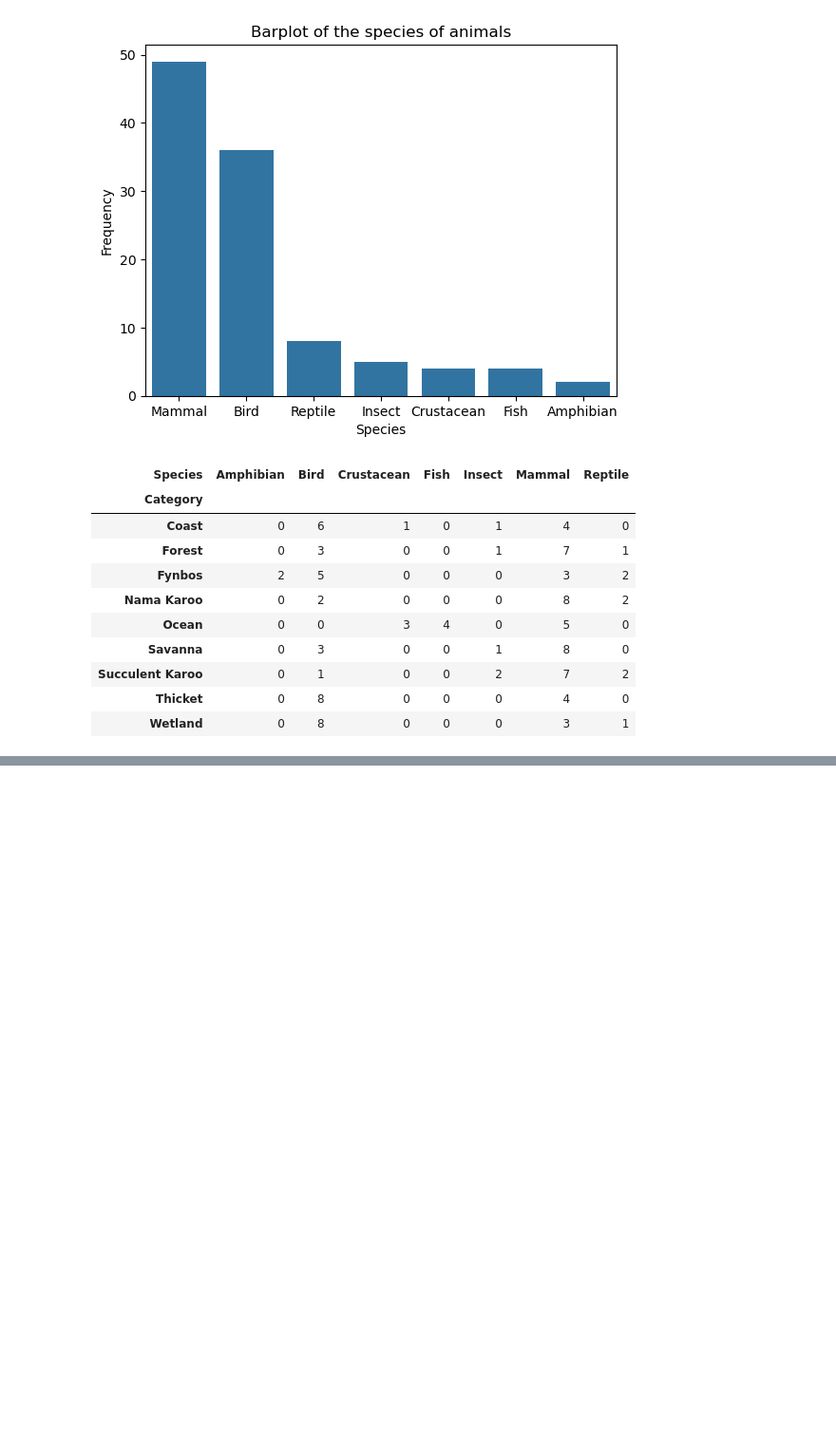
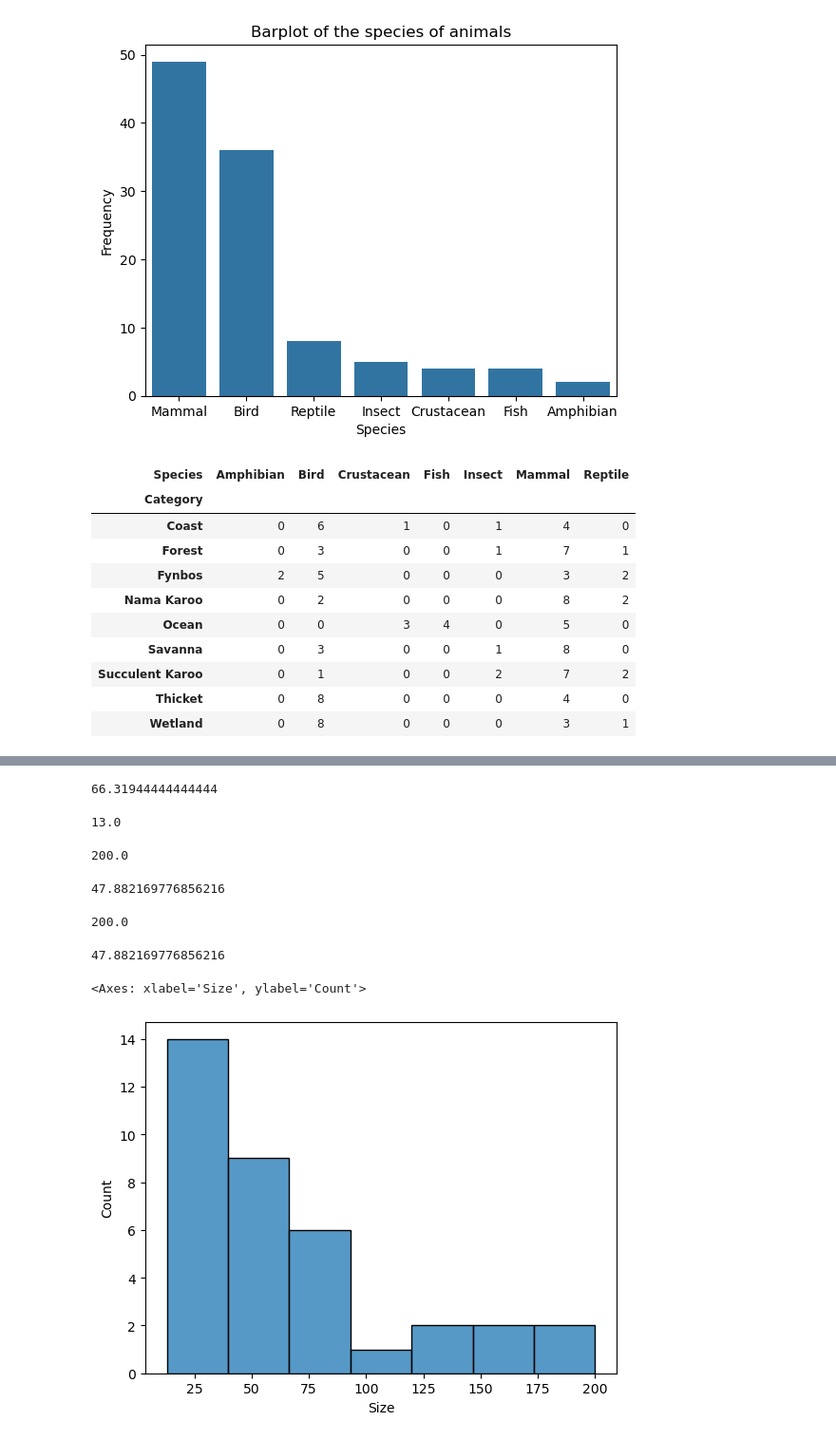
Before and after one commit to topollonaketsana/Coding-Summer-School-CSS, a Jupyter notebook: week 2/probability and statistics/EDA.ipynb, the cells around one changed output, grey strips where cells are left out. Shown: that part at 95% size. Saved outputs shown, nothing was run; the diff lists cells and outputs as text; code cells hidden in the pictures; blank space fills up the shorter version.

```diff
--- a/week 2/probability and statistics/EDA.ipynb
+++ b/week 2/probability and statistics/EDA.ipynb
@@ -129,0 +234,37 @@ twoway
+# %%
+## obtain summary of each
+## average size of the birds
+birds['Size'].mean()
+# %% [output]
+66.31944444444444
+# %%
+## minimum size of the birds
+birds['Size'].min()
+# %% [output]
+13.0
+# %%
+## max
+birds['Size'].max()
+# %% [output]
+200.0
+# %%
+## standard deviation
+birds['Size'].std()
+# %% [output]
+47.882169776856216
+# %%
+## or use the summary from describe:)
+summary = birds['Size'].describe()
+summary['max']
+# %% [output]
+200.0
+# %%
+summary['std']
+# %% [output]
+47.882169776856216
+# %%
+## draw hist of size of the birds
+sns.histplot(data= birds, x= 'Size')
+# %% [output]
+<Axes: xlabel='Size', ylabel='Count'>
+[figure, added]
```
Also changed, not shown: parts of 22 cells of this notebook, 8 other files.
